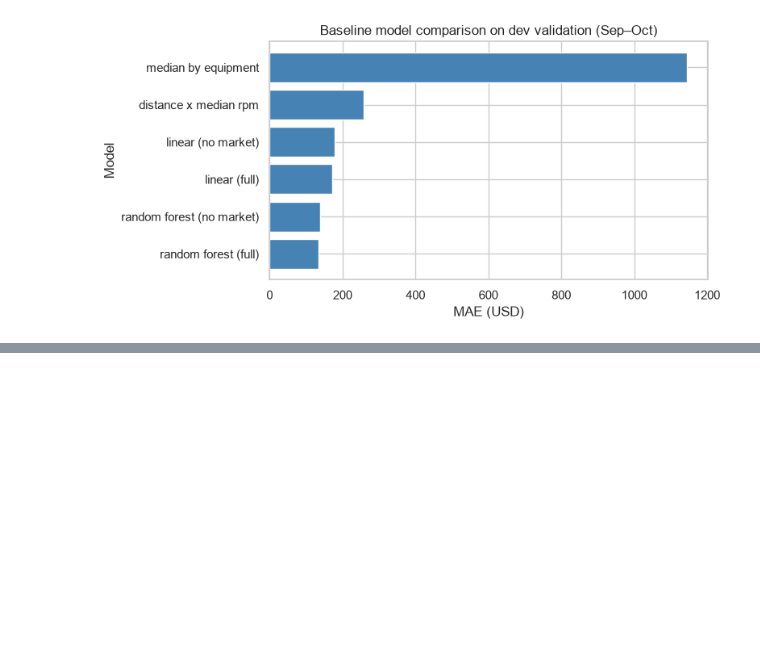
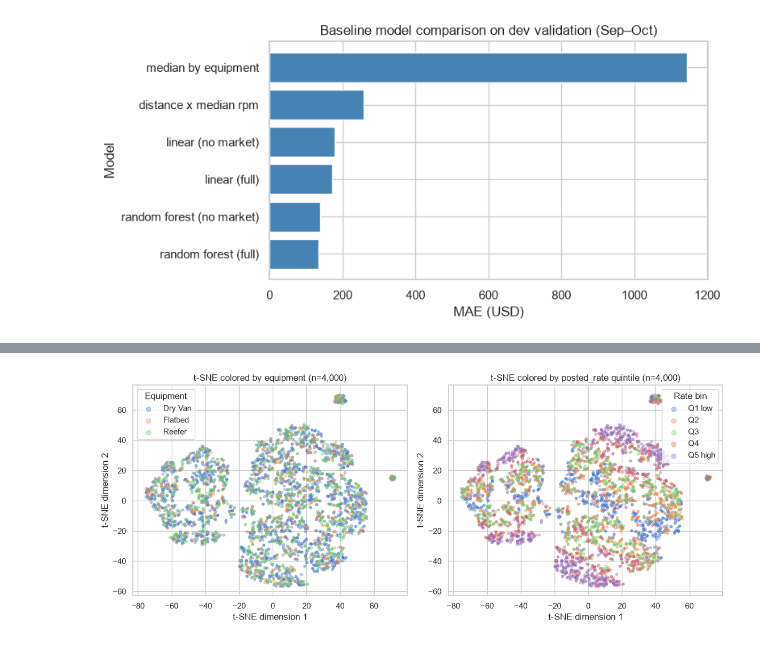
Before and after one commit to ttqureshi/spotter-freight-rate-ml, a Jupyter notebook: notebooks/freight_rate_modeling.ipynb, the cells around one changed output, grey strips where cells are left out. Drawn from its saved outputs; the diff is of its cells as text; code cells hidden in the pictures; blank space fills up the shorter version.

```diff
--- a/notebooks/freight_rate_modeling.ipynb
+++ b/notebooks/freight_rate_modeling.ipynb
@@ -957,0 +1041,42 @@ plt.show()
+# %%
+tsne_sample_n = 4000
+tsne_df = viz_df.sample(n=tsne_sample_n, random_state=42)
+X_tsne = scaler.transform(tsne_df[numeric_viz_cols])
+
+tsne = TSNE(n_components=2, random_state=42, perplexity=30, max_iter=1000)
+tsne_coords = tsne.fit_transform(X_tsne)
+
+fig, axes = plt.subplots(1, 2, figsize=(12, 5))
+
+for equipment in sorted(tsne_df["equipment"].unique()):
+    mask = tsne_df["equipment"] == equipment
+    axes[0].scatter(
+        tsne_coords[mask, 0],
+        tsne_coords[mask, 1],
+        alpha=0.35,
+        s=10,
+        label=equipment,
+    )
+axes[0].set_xlabel("t-SNE dimension 1")
+axes[0].set_ylabel("t-SNE dimension 2")
+axes[0].set_title(f"t-SNE colored by equipment (n={tsne_sample_n:,})")
+axes[0].legend(title="Equipment", markerscale=2)
+
+for rate_bin in tsne_df["rate_bin"].cat.categories:
+    mask = tsne_df["rate_bin"] == rate_bin
+    axes[1].scatter(
+        tsne_coords[mask, 0],
+        tsne_coords[mask, 1],
+        alpha=0.35,
+        s=10,
+        label=rate_bin,
+    )
+axes[1].set_xlabel("t-SNE dimension 1")
+axes[1].set_ylabel("t-SNE dimension 2")
+axes[1].set_title(f"t-SNE colored by posted_rate quintile (n={tsne_sample_n:,})")
+axes[1].legend(title="Rate bin", markerscale=2)
+
+plt.tight_layout()
+plt.show()
+# %% [output]
+[figure, added]
```
Also changed, not shown: parts of 21 cells of this notebook, 1 other file.
